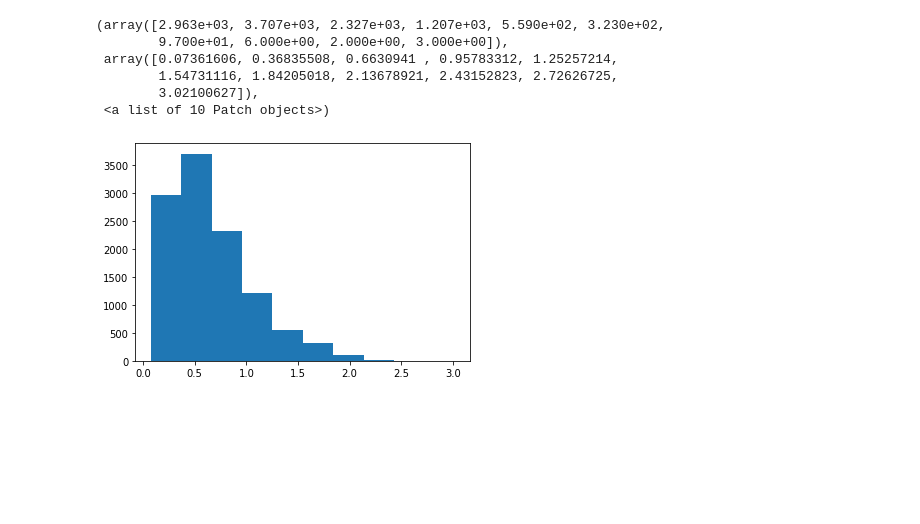
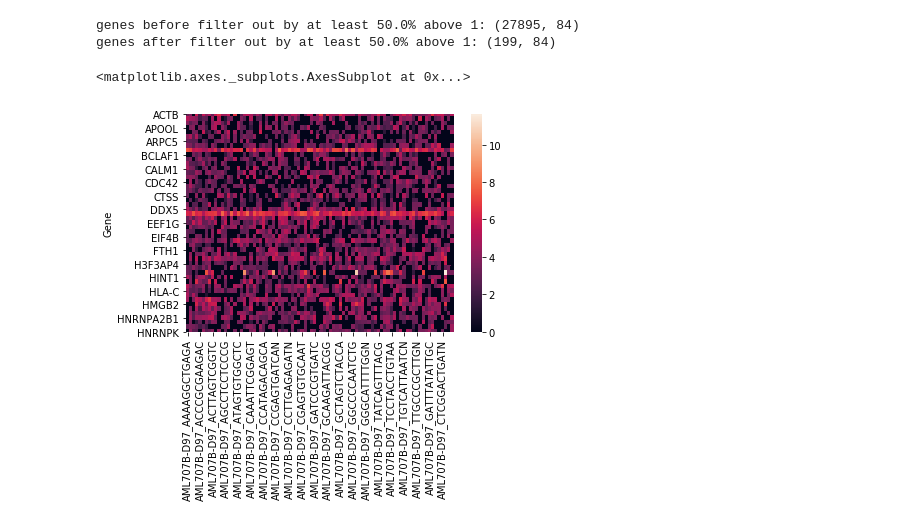
Before and after one commit to hypercubestart/CausalAssociation, a Jupyter notebook: QuantityControl.ipynb, the cells around one changed output. Cells and saved outputs as stored; diff of their text form; code cells hidden in the pictures; blank space fills up the shorter version.

```diff
--- a/QuantityControl.ipynb
+++ b/QuantityControl.ipynb
@@ -102,10 +72,20 @@ plt.hist(dfMean)
-# %%
-plt.hist(dfStdDev)
-# %% [output]
-(array([2.963e+03, 3.707e+03, 2.327e+03, 1.207e+03, 5.590e+02, 3.230e+02,
-        9.700e+01, 6.000e+00, 2.000e+00, 3.000e+00]),
- array([0.07361606, 0.36835508, 0.6630941 , 0.95783312, 1.25257214,
-        1.54731116, 1.84205018, 2.13678921, 2.43152823, 2.72626725,
-        3.02100627]),
- <a list of 10 Patch objects>)
-[figure, removed]
+# %%
+percentage_threshold = 0.5
+expression_threshold = 1
+
+print('genes before filter out by at least {}% above {}: {}'.format(percentage_threshold * 100, expression_threshold, df.shape))
+
+min_number_of_genes_greater_than_threshold = percentage_threshold * df.shape[1]
+indices = []
+# filter out genes, at least percentage_threshold genes need to have expression values greater than expression_threshold
+for index, row in df.iterrows():
+    temp = row[row > expression_threshold]
+    if temp.size >= min_number_of_genes_greater_than_threshold:
+        indices.append(index) # add gene to list of genes that passed filtering test
+
+filteredDf = df.loc[indices]
+
+print('genes after filter out by at least {}% above {}: {}'.format(percentage_threshold * 100, expression_threshold, filteredDf.shape))
+# %% [output]
+genes before filter out by at least 50.0% above 1: (27895, 84)
+genes after filter out by at least 50.0% above 1: (199, 84)
@@ -111,0 +115,8 @@ plt.hist(dfStdDev)
+# %%
+# get 50 most expressed genes (by mean) and plot heatmap
+
+mostExpressedGenesDf = filteredDf.loc[filteredDf.head(50).index]
+sns.heatmap(mostExpressedGenesDf)
+# %% [output]
+<matplotlib.axes._subplots.AxesSubplot at 0x...>
+[figure, added]
```
Also changed, not shown: parts of 14 cells of this notebook, 12 other files.
